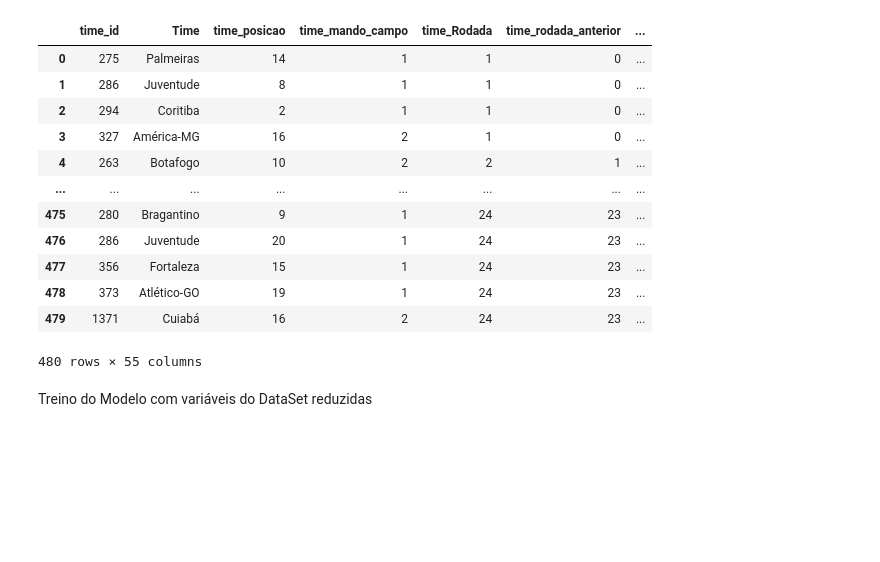
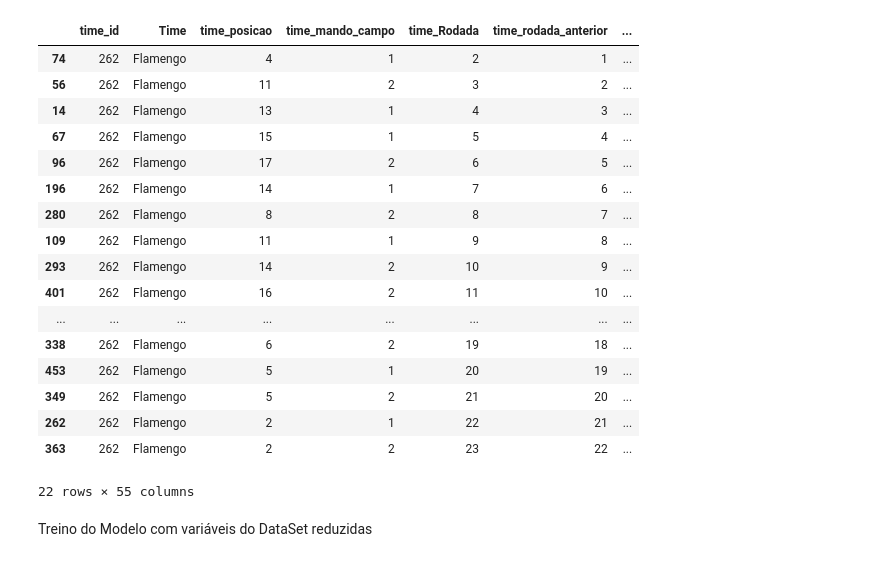
Before and after one commit to Barbosa-mc/LogisticRegression, a Jupyter notebook: trabalho_final.ipynb, the cells around one changed output. Saved outputs shown, nothing was run; the diff lists cells and outputs as text; code cells hidden in the pictures; blank space fills up the shorter version.

```diff
--- a/trabalho_final.ipynb
+++ b/trabalho_final.ipynb
@@ -28,22 +15,3 @@ jogo = pd.read_csv("Projeto_SAS_Cartola_v3.csv", encoding='latin-1', sep=';')
-# %%
-# Trocando valores nulos por 0.0 e excluindo linhas com valores nulos (não existirá, somente para certeza)
-jogo = jogo.fillna(0)
-jogo = jogo[jogo.notna()]
-# jogo
-# %% [output]
-|  | time_id | Time | time_posicao | time_mando_campo | time_Rodada | time_rodada_anterior | ... |
-| 0 | 275 | Palmeiras | 14 | 1 | 1 | 0 | ... |
-| 1 | 286 | Juventude | 8 | 1 | 1 | 0 | ... |
-| 2 | 294 | Coritiba | 2 | 1 | 1 | 0 | ... |
-| 3 | 327 | América-MG | 16 | 2 | 1 | 0 | ... |
-| 4 | 263 | Botafogo | 10 | 2 | 2 | 1 | ... |
-| ... | ... | ... | ... | ... | ... | ... | ... |
-| 475 | 280 | Bragantino | 9 | 1 | 24 | 23 | ... |
-| 476 | 286 | Juventude | 20 | 1 | 24 | 23 | ... |
-| 477 | 356 | Fortaleza | 15 | 1 | 24 | 23 | ... |
-| 478 | 373 | Atlético-GO | 19 | 1 | 24 | 23 | ... |
-| 479 | 1371 | Cuiabá | 16 | 2 | 24 | 23 | ... |
-480 rows × 55 columns
 # %%
 # Coeficiente de Pearson
 lista = []
@@ -77,7 +42,26 @@ dataSetTeste = jogo.loc[jogo['time_Rodada'] >= 19]
 # %%
 # Analisando estrutura do DataSet de treino
 flamengo = dataSetTreino.loc[dataSetTreino['Time'].str.strip() == 'Flamengo'].sort_values(by=['time_rodada_anterior'])
-# flamengo
+flamengo
+# %% [output]
+|  | time_id | Time | time_posicao | time_mando_campo | time_Rodada | time_rodada_anterior | ... |
+| 74 | 262 | Flamengo | 4 | 1 | 2 | 1 | ... |
+| 56 | 262 | Flamengo | 11 | 2 | 3 | 2 | ... |
+| 14 | 262 | Flamengo | 13 | 1 | 4 | 3 | ... |
+| 67 | 262 | Flamengo | 15 | 1 | 5 | 4 | ... |
+| 96 | 262 | Flamengo | 17 | 2 | 6 | 5 | ... |
+| 196 | 262 | Flamengo | 14 | 1 | 7 | 6 | ... |
+| 280 | 262 | Flamengo | 8 | 2 | 8 | 7 | ... |
+| 109 | 262 | Flamengo | 11 | 1 | 9 | 8 | ... |
+| 293 | 262 | Flamengo | 14 | 2 | 10 | 9 | ... |
+| 401 | 262 | Flamengo | 16 | 2 | 11 | 10 | ... |
+| ... | ... | ... | ... | ... | ... | ... | ... |
+| 338 | 262 | Flamengo | 6 | 2 | 19 | 18 | ... |
+| 453 | 262 | Flamengo | 5 | 1 | 20 | 19 | ... |
+| 349 | 262 | Flamengo | 5 | 2 | 21 | 20 | ... |
+| 262 | 262 | Flamengo | 2 | 1 | 22 | 21 | ... |
+| 363 | 262 | Flamengo | 2 | 2 | 23 | 22 | ... |
+22 rows × 55 columns
 # %% [markdown]
 Treino do Modelo com variáveis do DataSet reduzidas
 # %%
```
Also changed, not shown: parts of 7 cells of this notebook.
